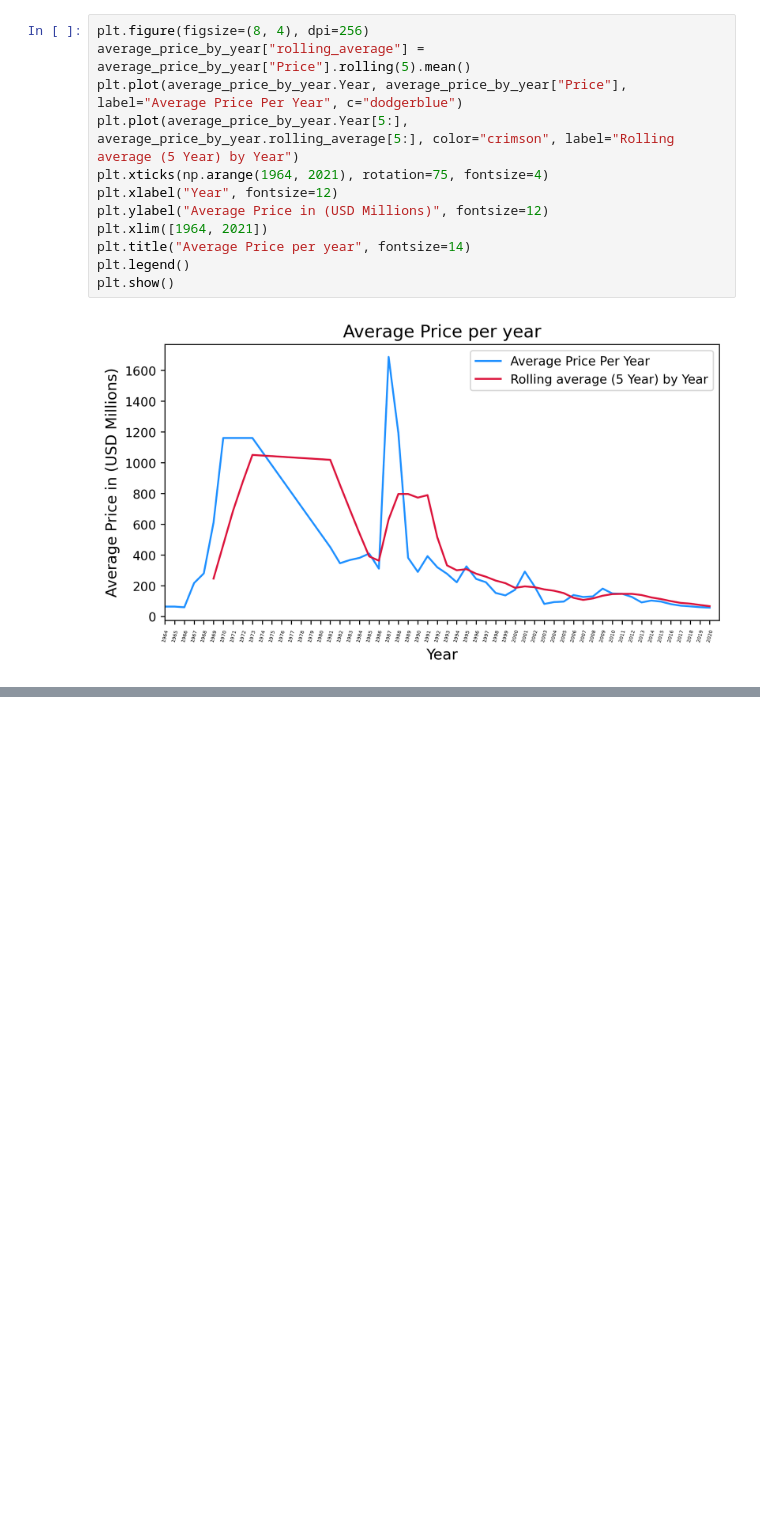
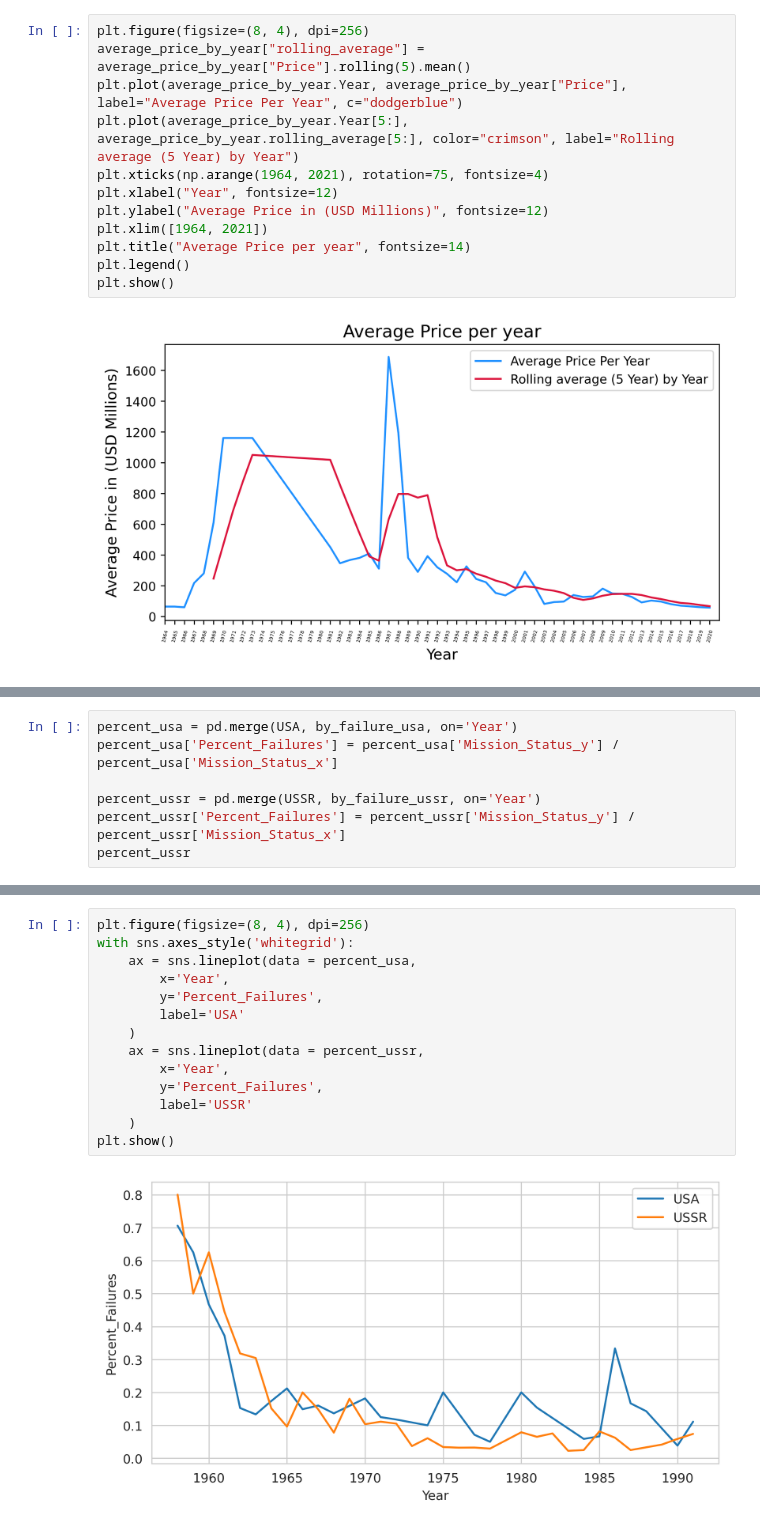
Before and after one commit to shubhenduanupamdutta/Portfolio_18_Analyse_Space_Race, a Jupyter notebook: Space_Race.ipynb, the cells around one changed output, grey strips where cells are left out. Drawn from its saved outputs; the diff is of its cells as text; blank space fills up the shorter version.

```diff
--- a/Space_Race.ipynb
+++ b/Space_Race.ipynb
@@ -729,0 +865,7 @@ plt.show()
+# %%
+percent_usa = pd.merge(USA, by_failure_usa, on='Year')
+percent_usa['Percent_Failures'] = percent_usa['Mission_Status_y'] / percent_usa['Mission_Status_x']
+
+percent_ussr = pd.merge(USSR, by_failure_ussr, on='Year')
+percent_ussr['Percent_Failures'] = percent_ussr['Mission_Status_y'] / percent_ussr['Mission_Status_x']
+percent_ussr
@@ -729,0 +890,16 @@ plt.show()
+# %%
+plt.figure(figsize=(8, 4), dpi=256)
+with sns.axes_style('whitegrid'):
+    ax = sns.lineplot(data = percent_usa,
+        x='Year',
+        y='Percent_Failures',
+        label='USA'
+    )
+    ax = sns.lineplot(data = percent_ussr,
+        x='Year',
+        y='Percent_Failures',
+        label='USSR'
+    )
+plt.show()
+# %% [output]
+[figure, added]
```
Also changed, not shown: parts of 23 cells of this notebook.
